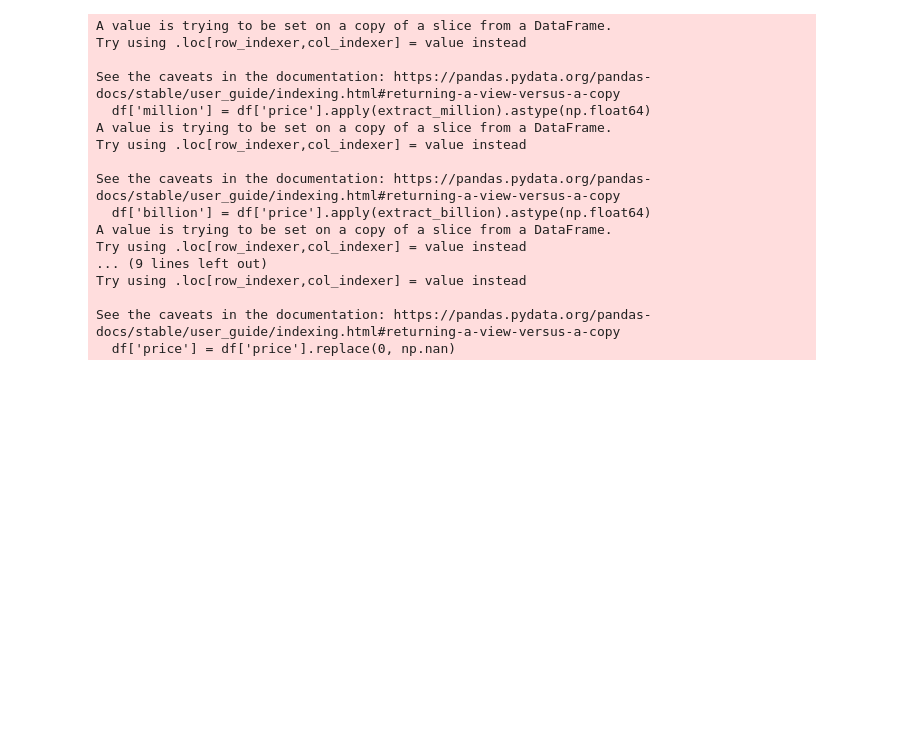
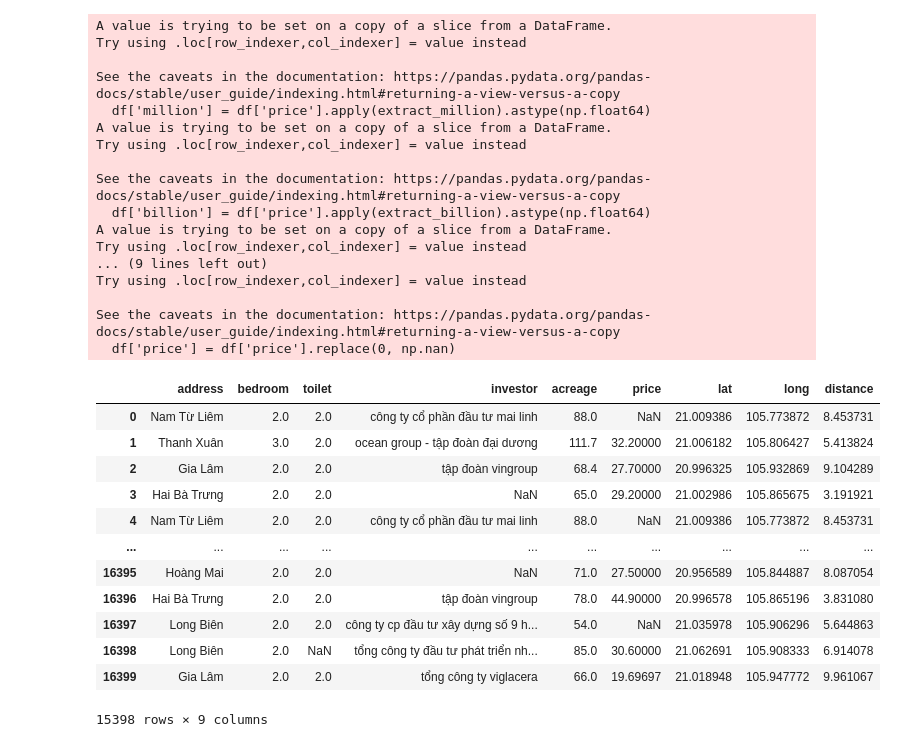
Before and after one commit to khanhkd1/real-estate-trading-, a Jupyter notebook: data-process/data_process.ipynb, the cells around one changed output. Drawn from its saved outputs; the diff is of its cells as text; code cells hidden in the pictures; blank space fills up the shorter version.

```diff
--- a/data-process/data_process.ipynb
+++ b/data-process/data_process.ipynb
@@ -105,6 +123,22 @@ Try using .loc[row_indexer,col_indexer] = value instead
 
 See the caveats in the documentation: https://pandas.pydata.org/pandas-docs/stable/user_guide/indexing.html#returning-a-view-versus-a-copy
   df['price'] = df['price'].replace(0, np.nan)
+# %%
+df
+# %% [output]
+|  | address | bedroom | toilet | investor | acreage | price | lat | long | distance |
+| 0 | Nam Từ Liêm | 2.0 | 2.0 | công ty cổ phần đầu tư mai linh | 88.0 | NaN | 21.009386 | 105.773872 | 8.453731 |
+| 1 | Thanh Xuân | 3.0 | 2.0 | ocean group - tập đoàn đại dương | 111.7 | 32.20000 | 21.006182 | 105.806427 | 5.413824 |
+| 2 | Gia Lâm | 2.0 | 2.0 | tập đoàn vingroup | 68.4 | 27.70000 | 20.996325 | 105.932869 | 9.104289 |
+| 3 | Hai Bà Trưng | 2.0 | 2.0 | NaN | 65.0 | 29.20000 | 21.002986 | 105.865675 | 3.191921 |
+| 4 | Nam Từ Liêm | 2.0 | 2.0 | công ty cổ phần đầu tư mai linh | 88.0 | NaN | 21.009386 | 105.773872 | 8.453731 |
+| ... | ... | ... | ... | ... | ... | ... | ... | ... | ... |
+| 16395 | Hoàng Mai | 2.0 | 2.0 | NaN | 71.0 | 27.50000 | 20.956589 | 105.844887 | 8.087054 |
+| 16396 | Hai Bà Trưng | 2.0 | 2.0 | tập đoàn vingroup | 78.0 | 44.90000 | 20.996578 | 105.865196 | 3.831080 |
+| 16397 | Long Biên | 2.0 | 2.0 | công ty cp đầu tư xây dựng số 9 h... | 54.0 | NaN | 21.035978 | 105.906296 | 5.644863 |
+| 16398 | Long Biên | 2.0 | NaN | tổng công ty đầu tư phát triển nh... | 85.0 | 30.60000 | 21.062691 | 105.908333 | 6.914078 |
+| 16399 | Gia Lâm | 2.0 | 2.0 | tổng công ty viglacera | 66.0 | 19.69697 | 21.018948 | 105.947772 | 9.961067 |
+15398 rows × 9 columns
 # %%
 with open('data-to-db.json', 'w', encoding='utf-8') as file:
     json.dump(js, file, ensure_ascii=False)
```
Also changed, not shown: parts of 1 cell of this notebook, 1 other file.
